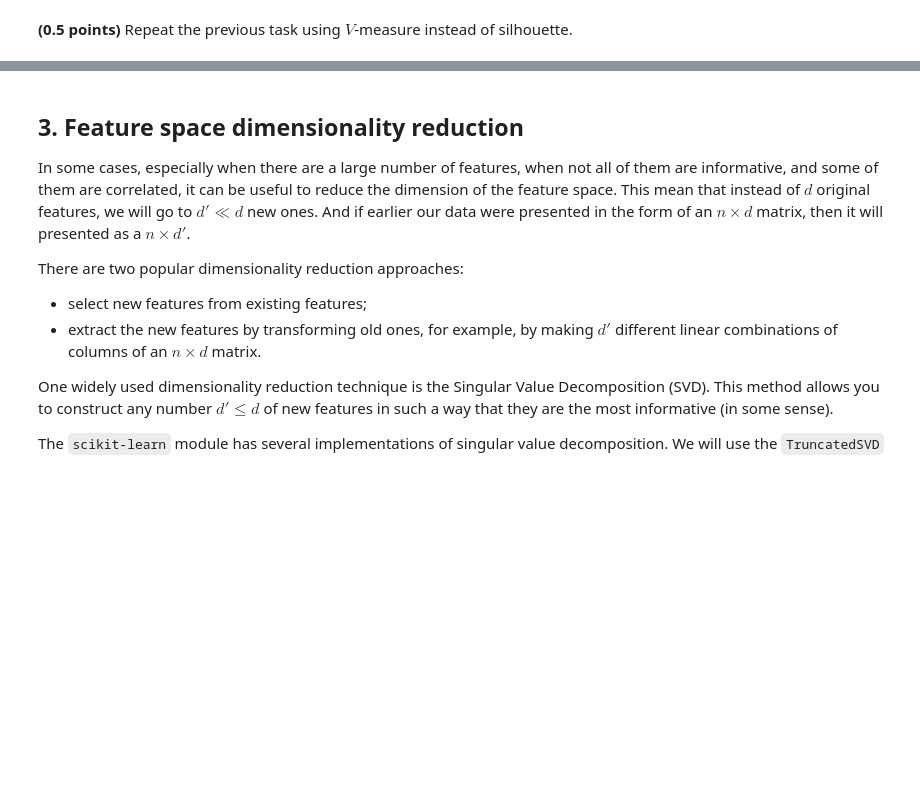
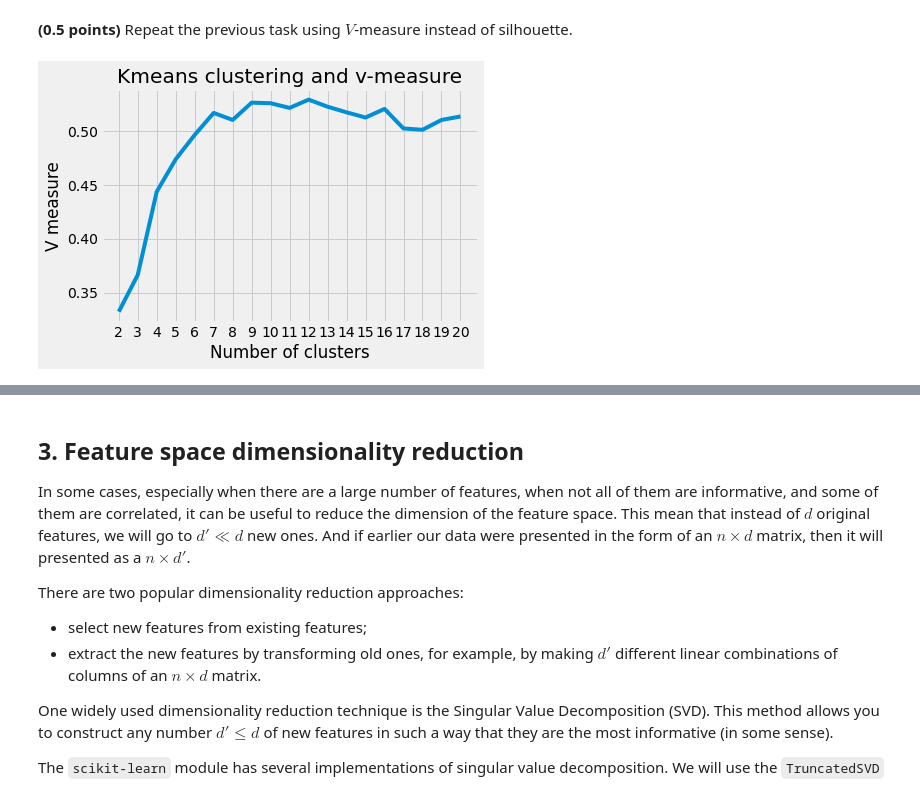
Before and after one commit to DimaValetsky/ml-intro, a Jupyter notebook: 8_clustering/clustering.ipynb, the cells around one changed output, grey strips where cells are left out. Drawn from its saved outputs; the diff is of its cells as text; code cells hidden in the pictures; blank space fills up the shorter version.

```diff
--- a/8_clustering/clustering.ipynb
+++ b/8_clustering/clustering.ipynb
@@ -225,3 +273,28 @@ When we know the true clustering labels, the clustering result can be compared t
 Since we know what digit each image is (`y` array), we can compare the clustering results to it using the measures listed above.
 # %% [markdown]
 **(0.5 points)** Repeat the previous task using $V$-measure instead of silhouette.
+# %%
+### Kmeans clustering and v-measure
+
+kmeans_kwargs = {
+   "init": "random",
+   "n_init": 10,
+   "max_iter": 100,
+   "random_state": 42,
+   }
+v_coefficients = []
+
+for k in range(2, 21):
+    kmeans = cluster.KMeans(n_clusters=k, **kmeans_kwargs)
+    y_pred = kmeans.fit_predict(scaled_data)
+    score = v_measure_score(y, y_pred)
+    v_coefficients.append(score)
+
+plt.plot(range(2, 21), v_coefficients)
+plt.xticks(range(2, 21))
+plt.xlabel("Number of clusters")
+plt.ylabel("V measure")
+plt.title("Kmeans clustering and v-measure")
+plt.show()
+# %% [output]
+[figure, added]
```
Also changed, not shown: parts of 23 cells of this notebook.
